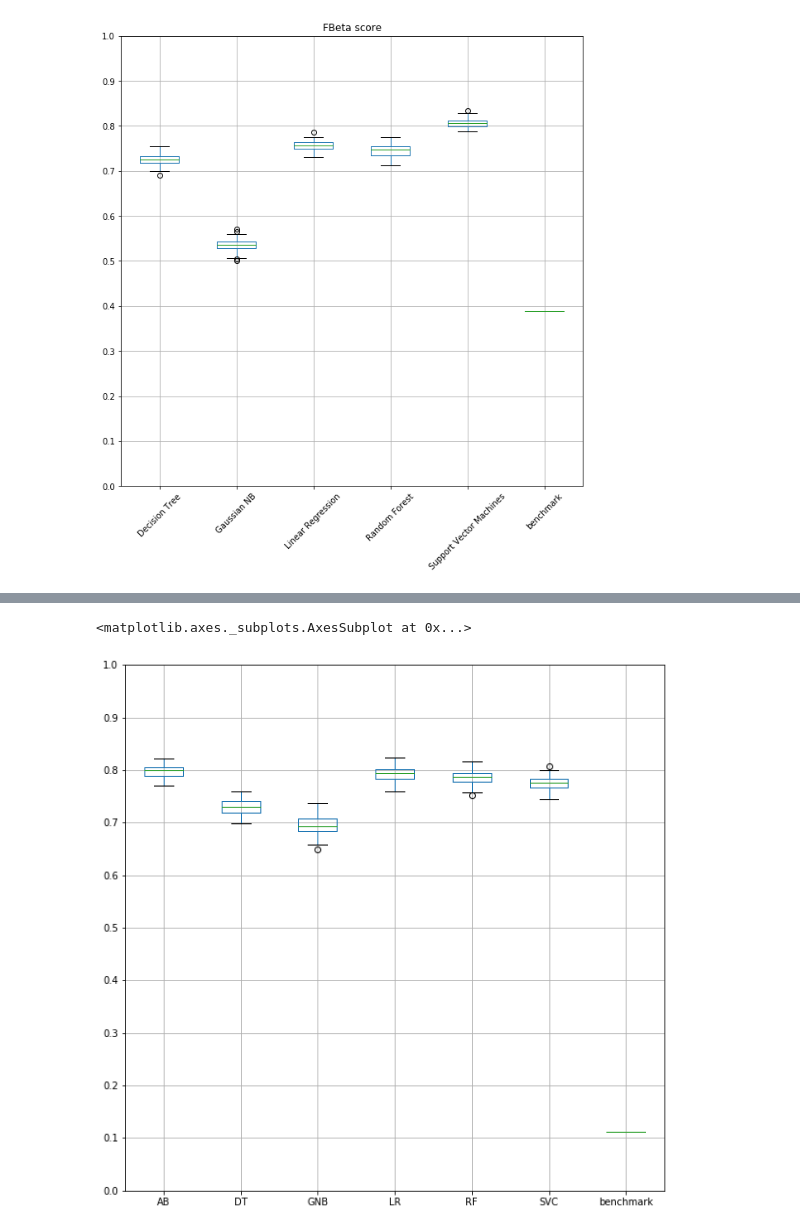
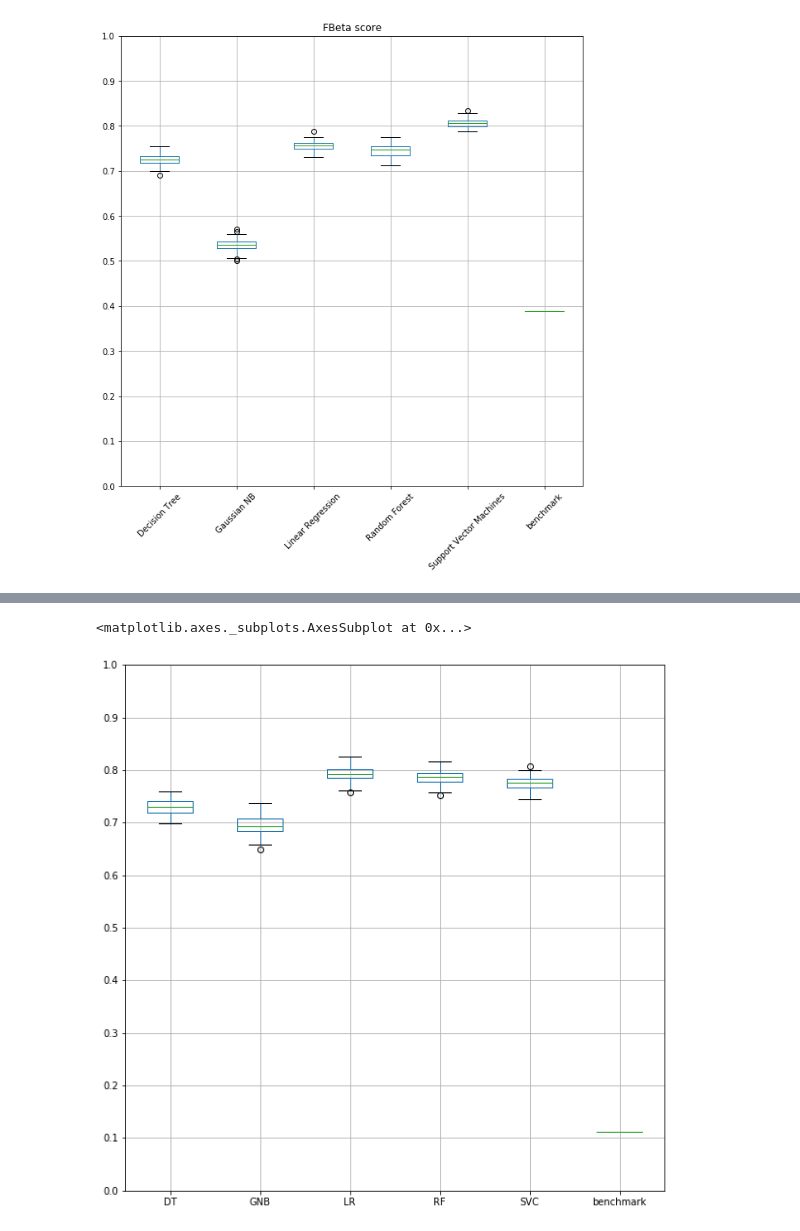
Before and after one commit to julijanna/machine-learning, a Jupyter notebook: projects/capstone/Capstone - Bank Marketing Dataset.ipynb, the cells around one changed output, grey strips where cells are left out. Drawn from its saved outputs; the diff is of its cells as text; code cells hidden in the pictures.

```diff
--- a/projects/capstone/Capstone - Bank Marketing Dataset.ipynb
+++ b/projects/capstone/Capstone - Bank Marketing Dataset.ipynb
@@ -357,7 +357,6 @@ while i < 100:
         clf_GNB = GaussianNB()
         clf_SVC = svm.SVC()
         clf_DT = DecisionTreeClassifier(random_state=0)
-        clf_AB = AdaBoostClassifier()
 
         if results_LR.empty:
             results_LR = fit_predict_measure(clf_LR, X_train, X_test, Y_train, Y_test)
@@ -469,17 +458,17 @@ dtype: float64
 # %%
 precision_df = pd.DataFrame({'LR': results_LR['precision'],
               'RF': results_RF['precision'],
               'GNB': results_GNB['precision'],
               'SVC': results_SVC['precision'],
-              'DT': results_DT['precision'],
-              'AB': results_AB['precision'],})
+              'DT': results_DT['precision']
+                            })
 
 precision_df['benchmark'] = 0.1127
 
 precision_df.plot(kind='box', figsize=(10,10), grid=True, yticks=[0, 0.1, 0.2, 0.3, 0.4, 0.5, 0.6, 0.7, 0.8, 0.9, 1])
 # %% [output]
 <matplotlib.axes._subplots.AxesSubplot at 0x...>
-[figure, old version]
+[figure, new version]
 # %%
 recall_df = pd.DataFrame({'LR': results_LR['recall'],
               'RF': results_RF['recall'],
```
Also changed, not shown: parts of 20 cells of this notebook, 8 other files.
